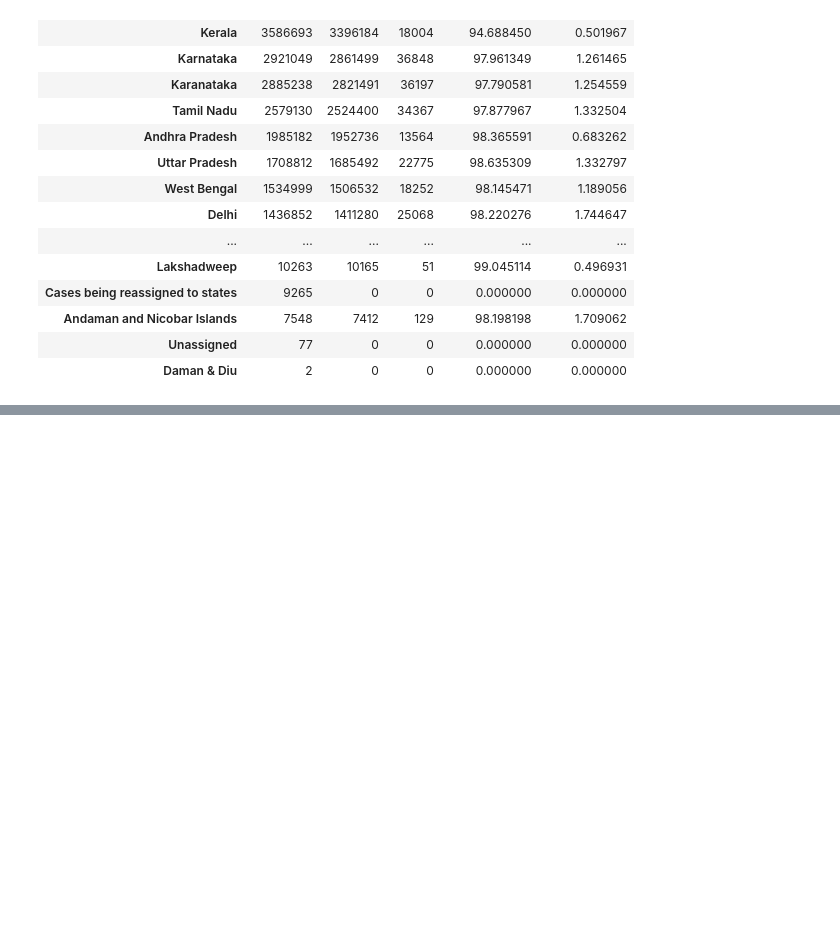
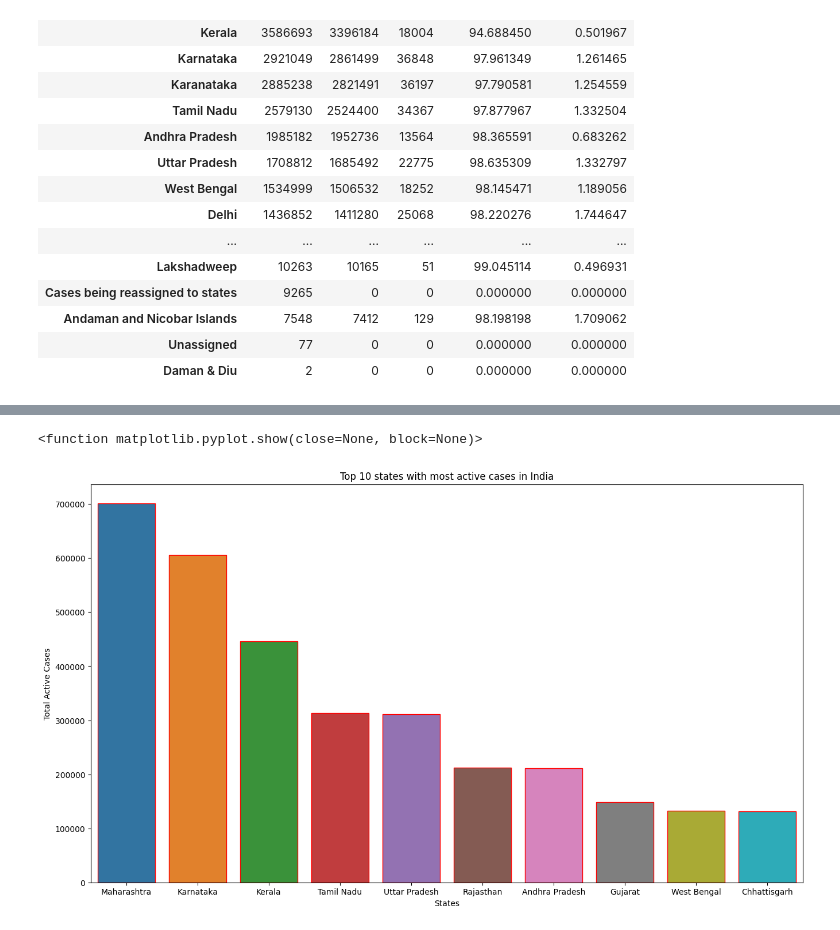
Before and after one commit to pk-2805/Covid_Data_Analysis, a Jupyter notebook: analysis_part_1.ipynb, the cells around one changed output, grey strips where cells are left out. Drawn from its saved outputs; the diff is of its cells as text; code cells hidden in the pictures; blank space fills up the shorter version.

```diff
--- a/analysis_part_1.ipynb
+++ b/analysis_part_1.ipynb
@@ -204,0 +223,13 @@ statewise.style.background_gradient(cmap= "cubehelix")
+# %%
+# Top 10 states with active cases using gruopby
+top_10_active_cases = covid_df.groupby(by= 'State/UnionTerritory').max()[['Active Cases', 'Date']].sort_values(by= ['Active Cases'], ascending= False).reset_index()
+fig = plt.figure(figsize=(16,9))
+plt.title('Top 10 states with most active cases in India', size = 12)
+# pass the axis using barplot function defined under seaborn lib
+ax = sns.barplot(data = top_10_active_cases.iloc[:10], y = "Active Cases", x = "State/UnionTerritory", linewidth = 1, edgecolor = "red")
+plt.xlabel("States")
+plt.ylabel("Total Active Cases")
+plt.show
+# %% [output]
+<function matplotlib.pyplot.show(close=None, block=None)>
+[figure, added]
```
Also changed, not shown: parts of 12 cells of this notebook.
